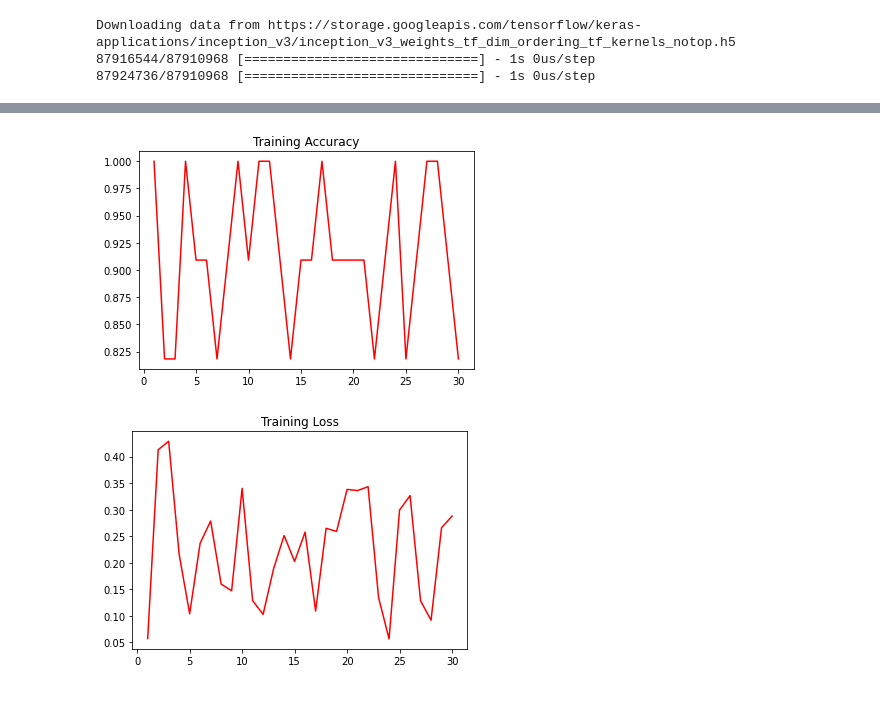
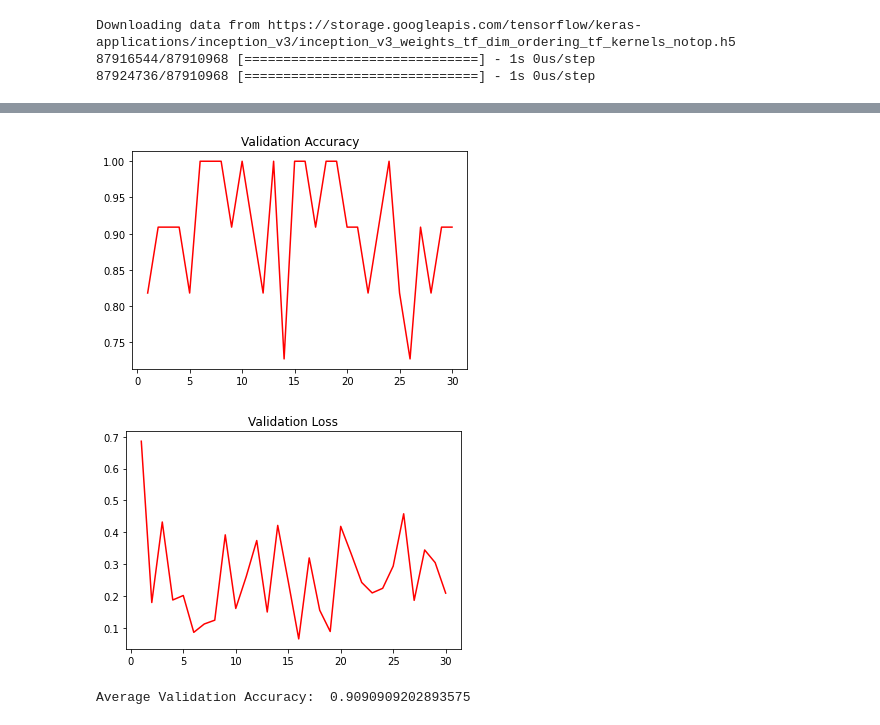
Before and after one commit to krn1230/BrainTumorDetection, a Jupyter notebook: Tumor_Detection.ipynb, the cells around one changed output, grey strips where cells are left out. Drawn from its saved outputs; the diff is of its cells as text; code cells hidden in the pictures.

```diff
--- a/Tumor_Detection.ipynb
+++ b/Tumor_Detection.ipynb
@@ -242,20 +199,27 @@ INFO:tensorflow:Assets written to: /content/drive/My Drive/Tumor_Detection/Data/
 # %%
 import matplotlib.pyplot as plt
 acc = history.history['accuracy']
 loss = history.history['loss']
 val_acc = history.history['val_accuracy']
 val_loss = history.history['val_loss']
 epochs = range(1,len(acc)+1)
 
 plt.plot(epochs, val_acc,'r')
-plt.title("Training Accuracy")
+plt.title("Validation Accuracy")
 
 plt.figure()
 plt.plot(epochs, val_loss,'r')
-plt.title("Training Loss")
+plt.title("Validation Loss")
 plt.show()
 # %% [output]
-[figure, old version]
+[figure, new version]
-[figure, old version]
+[figure, new version]
+# %%
+z = 0
+for w in val_acc:
+  z = z + w
+print("Average Validation Accuracy: ", z/30)
+# %% [output]
+Average Validation Accuracy:  0.9090909202893575
 # %%
 drive.flush_and_unmount()
```
Also changed, not shown: parts of 7 cells of this notebook.
